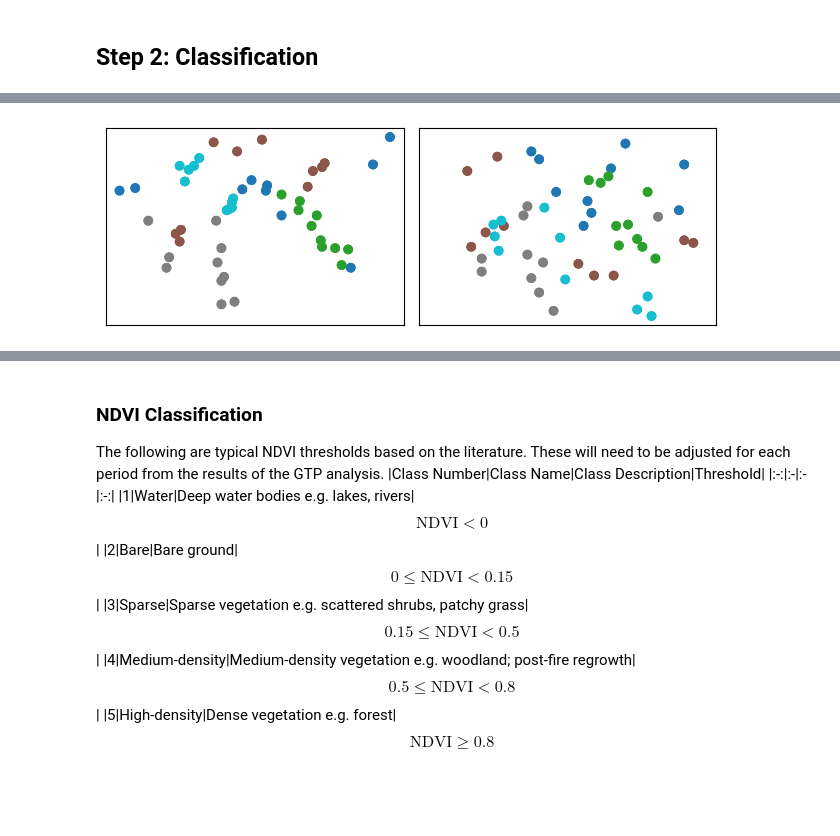
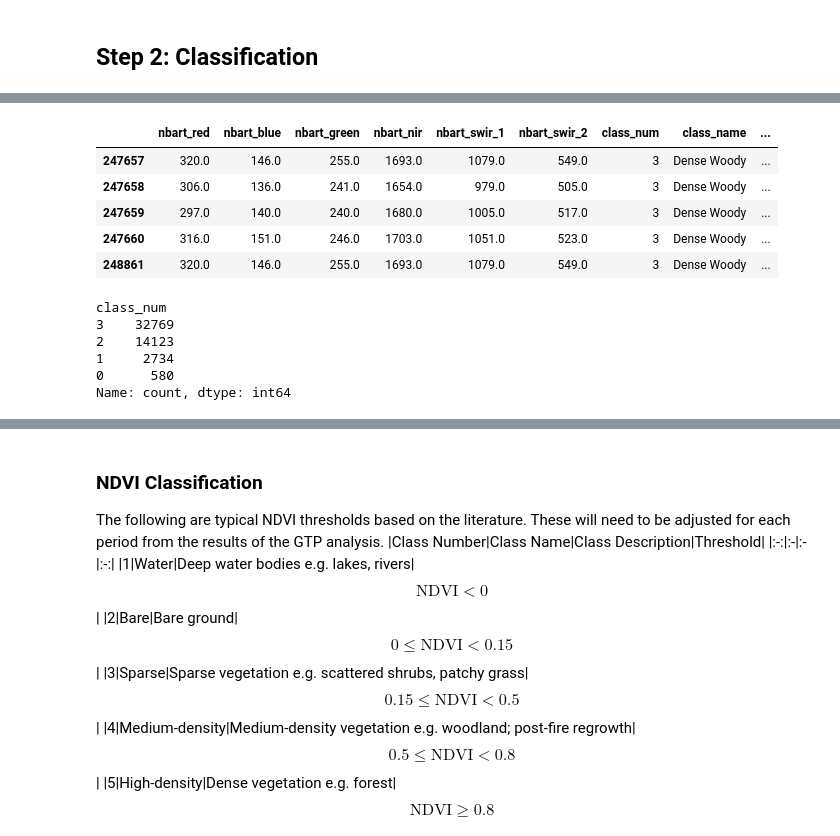
Before and after one commit to mjdear68/Traprock_KBA_Change_Detection, a Jupyter notebook: nbk/class_data_prep.ipynb, the cells around one changed output, grey strips where cells are left out. Drawn from its saved outputs; the diff is of its cells as text; code cells hidden in the pictures; blank space fills up the shorter version.

Commit message:
class_data_prep.ipynb: completed code for gtp geodataframe with equal sized classes.

```diff
--- a/nbk/class_data_prep.ipynb
+++ b/nbk/class_data_prep.ipynb
@@ -57,0 +74,3 @@ https://stackoverflow.com/questions/65504116/how-to-convert-a-xarray-dataarray-t
+# %%
+X_vars = list(ds.data_vars.keys())[:6]
+X_vars
@@ -58,17 +84,17 @@ https://stackoverflow.com/questions/65504116/how-to-convert-a-xarray-dataarray-t
 # %%
-# Add current date-time to filename to prevent overwriting existing GTPs
-import time
-timestr = time.strftime("%Y%m%d_%H%M%S")
+# Convert the data array to a data frame
+df = ds.isel(period=1).to_dataframe().reset_index()
 
-for period in periods:
-    df = ds.sel(period=period).to_dataframe().reset_index()
-    gdf = gpd.GeoDataFrame(
-    df[['period']+X_vars], geometry=gpd.points_from_xy(df.x,df.y))
-    gdf[y_var] = '' # Add a class variable
-    gdf = gdf.set_crs(crs)
-    gdf = gpd.sjoin(gdf, poly, how='inner') # Limit to polygon
-    gdf = gdf.sample(np.round(gdf.shape[0]*0.1).astype(np.int16), random_state=random_state) # Sample to reduce file size
-    gdf = gdf[['period']+X_vars+y_var+['geometry']] # Drop unwanted columns
-    gdf.to_file(vector_dir+study_area_abbrev+'_'+period+'_'+timestr+'_GTP.geojson', driver='GeoJSON')
+# Convert to a GeoDataFrame
+gtp = gpd.GeoDataFrame(df, geometry=gpd.points_from_xy(df.x,df.y))
+gtp[y_var] = '' # Add a class variable
+gtp = gtp.set_crs(crs)
 
-del df, gdf # Clean up
+# Intersect the points with the polygons
+gtp = gpd.sjoin(gtp, gtp_poly, how='inner') # Limit to polygon
+gtp = gtp[X_vars+['class_num','class_name','geometry']]
+# gdf = gdf.sample(np.round(gdf.shape[0]*0.1).astype(np.int16), random_state=random_state) # Sample to reduce file size
+# gdf = gdf[['period']+X_vars+y_var+['geometry']] # Drop unwanted columns
+# gdf.to_file(vector_dir+study_area_abbrev+'_'+period+'_'+timestr+'_GTP.geojson', driver='GeoJSON')
+
+# del df, gdf # Clean up
@@ -78,9 +100,0 @@ del df, gdf # Clean up
-# %%
-# Read the point geometries back in
-gtp = [gpd.read_file(vector_dir+study_area_abbrev+'_'+period+'_GTP_final.geojson') for period in periods]
-# %%
-# Drop the empty rows
-gtp = [gdf[gdf['class'].notnull()] for gdf in gtp]
-
-for gdf in gtp:
-    print(gdf.head())
@@ -105,11 +101,19 @@ for gdf in gtp:
-# %%
-# Visualise the GTPs
-fig, axes = plt.subplots(1,2, sharey=True, sharex=True)
-
-for i, gdf in enumerate(gtp):
-    gdf.plot(ax=axes[i], column='class')
-    axes[i].tick_params(bottom=False, labelbottom=False, left=False, labelleft=False)
-
-fig.tight_layout()
-# %% [output]
-[figure, removed]
+# %%
+gtp.head()
+# %% [output]
+|  | nbart_red | nbart_blue | nbart_green | nbart_nir | nbart_swir_1 | nbart_swir_2 | class_num | class_name | ... |
+| 247657 | 320.0 | 146.0 | 255.0 | 1693.0 | 1079.0 | 549.0 | 3 | Dense Woody | ... |
+| 247658 | 306.0 | 136.0 | 241.0 | 1654.0 | 979.0 | 505.0 | 3 | Dense Woody | ... |
+| 247659 | 297.0 | 140.0 | 240.0 | 1680.0 | 1005.0 | 517.0 | 3 | Dense Woody | ... |
+| 247660 | 316.0 | 151.0 | 246.0 | 1703.0 | 1051.0 | 523.0 | 3 | Dense Woody | ... |
+| 248861 | 320.0 | 146.0 | 255.0 | 1693.0 | 1079.0 | 549.0 | 3 | Dense Woody | ... |
+# %%
+# Count the number of points in each class
+gtp['class_num'].value_counts()
+# %% [output]
+class_num
+3    32769
+2    14123
+1     2734
+0      580
+Name: count, dtype: int64
```
Also changed, not shown: parts of 7 cells of this notebook.
